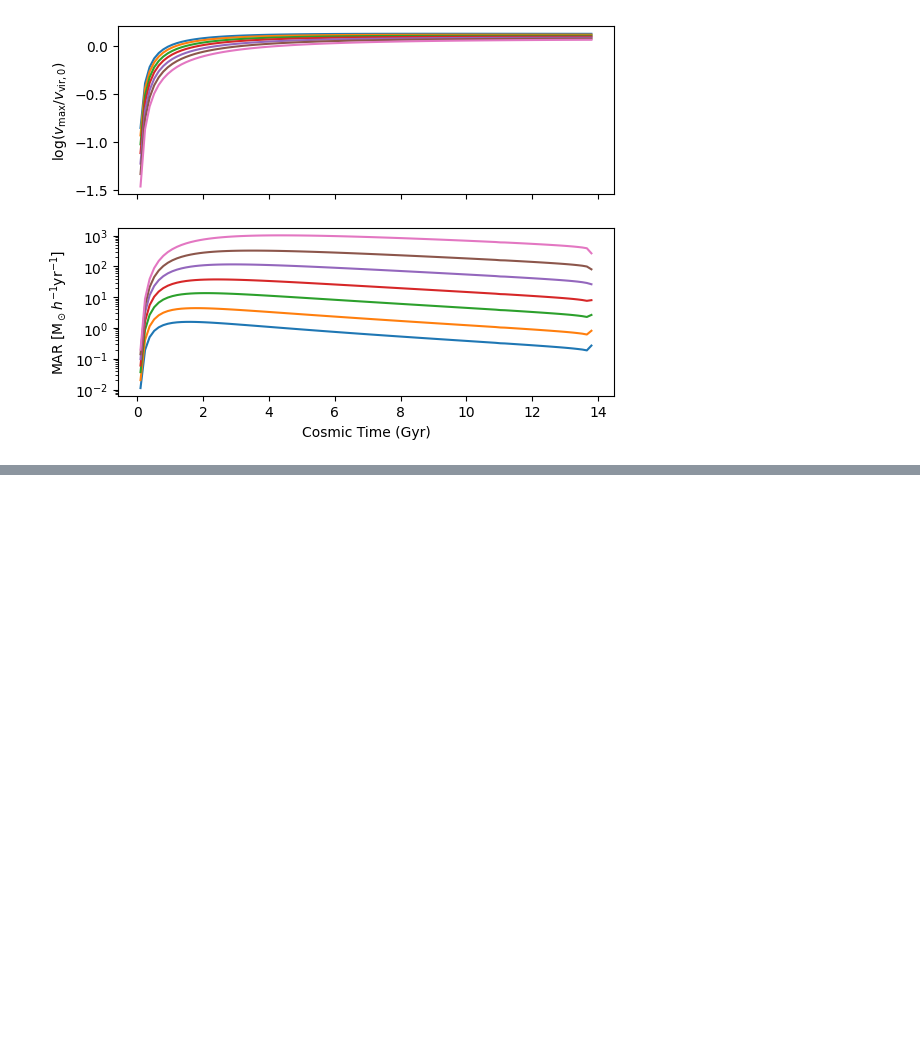
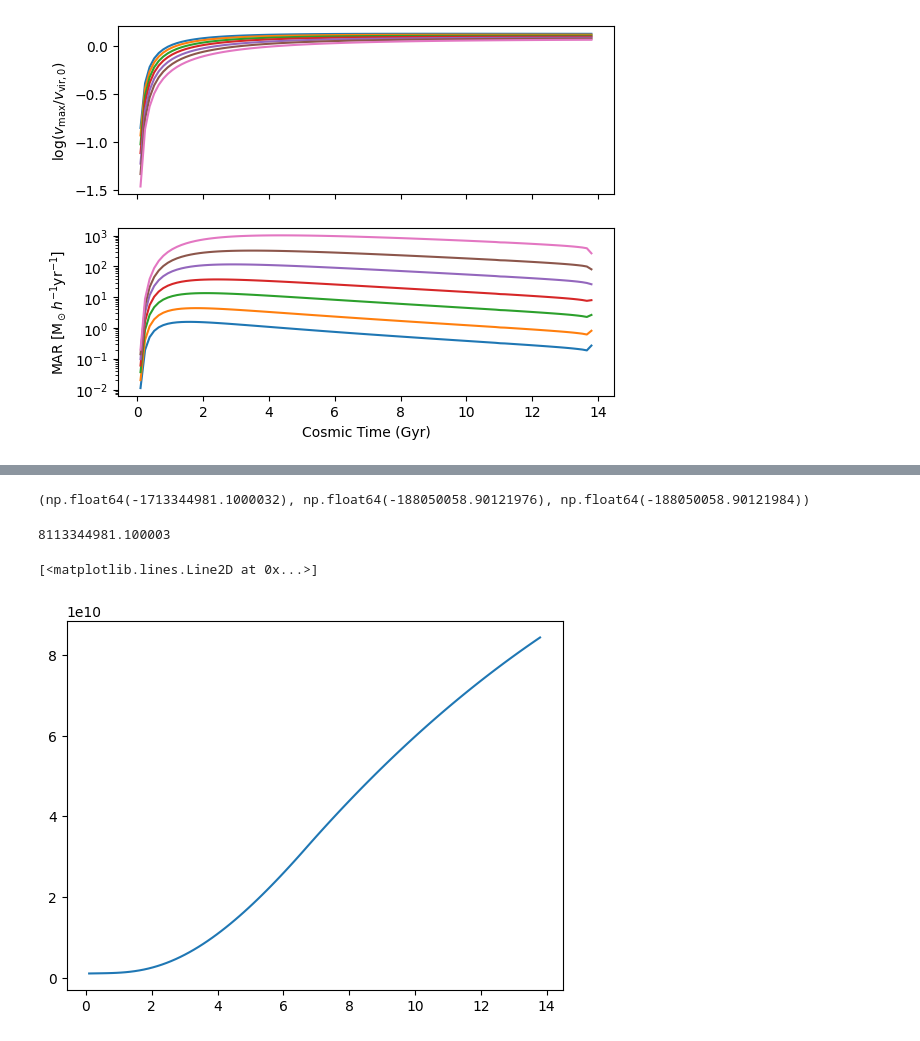
Before and after one commit to lorlo9999/FEG_NA2, a Jupyter notebook: script.ipynb, the cells around one changed output, grey strips where cells are left out. Drawn from its saved outputs; the diff is of its cells as text; code cells hidden in the pictures; blank space fills up the shorter version.

```diff
--- a/script.ipynb
+++ b/script.ipynb
@@ -132,3 +89,48 @@ M_dm  -1713344981.1000032
+# %%
+def get_initial_mass(M_vir, df, f_b=0.18, stellar_frac=0.09):
+    '''
+    Gets the initials masses at t_c = 0 for dm, gas and stars
+
+    INPUT
+    -----
+    M_vir : (float)
+    df    : (pd.DataFrame)
+    dm_ratio, stellar_ratio : (float)
+
+    OUTPUT
+    -----
+    M_dm, M_g, M_star : (float)
+    '''
+
+    dm_frac = 1.0 - f_b
+    dm_frac = 1    # Assuming M_dm = M_vir for z = 0 offers good results (something is wrong)
+
+    # Extract the data
+    t_c   = df['t_c']
+    dM_dm = df['MAR']
+    M0_dm = dm_frac * 10**M_vir              # Dark matter mass at z=0
+
+    area = 0                                 # This will be our integral
+    # print(f"At z=0: M_dm = {M0_dm:.3f}")
+
+    for i in range(len(t_c) - 1):
+        area += (t_c[i+1] - t_c[i]) * 1e9 * dM_dm[i]   # delta t [Gyr] * 1e9 * delta M [solar masses/yr]
+    # print(f'Area: {area:.3}')
+
+    M_dm = M0_dm + area                      # Dark matter mass t_c=0. Area is negative since we are going backwards in time
+    # print(f"At t=0: M_dm = {M_dm:.3}")
+
+    # Calculating stellar mass and gas mass from ratio to dm
+    dm_frac   = 1.0 - f_b
+    gas_ratio = 1 - dm_frac - stellar_frac
+    M_star    = M_dm * stellar_frac/dm_frac  # Stellar mass
+    M_g       = M_dm * gas_ratio/dm_frac     # Gas mass t=0
+
+    return M_dm, M_g, M_star
+
+print(get_initial_mass(10,data[10]))
+# %% [output]
+(np.float64(-1713344981.1000032), np.float64(-188050058.90121976), np.float64(-188050058.90121984))
 # %%
 def gamma(M_dm):
     M_crit = 6e11 # Critical Mass [Solar Masses]
@@ -162,7 +164,6 @@ def mass_evolution(M_vir, df, f_b=0.18, stellar_frac=0.09, n_steps=100):
     '''
 
     R = 0.4
-    h = 0.7 # dim.-less Hubble
     A = 2e-10
 
     # Initialize
@@ -171,25 +172,38 @@ def mass_evolution(M_vir, df, f_b=0.18, stellar_frac=0.09, n_steps=100):
 
     dM_dm = np.interp(t_cosmic,df['t_c'][::-1],df['MAR'][::-1]) # Not sure if this h is correct ???
 
-    dM_dm = dM_dm * h # Not sure if this h is correct ???
-
     M_dm, M_g, M_star, SFR, dM_g = np.zeros((5,n_steps))
 
     # Initial Values at t=t_0
 
     M_dm[0], M_g[0], M_star[0] = get_initial_mass(M_vir, df, f_b, stellar_frac)
     SFR[0] = A * M_g[0]
-    dM_g[0] = gamma(0) * f_b * dM_dm[0] - (1-R) * SFR[0] # Assuming here that gas outflow = 0
+    dM_g[0] = gamma(M_dm[0]) * f_b * dM_dm[0] - (1-R) * SFR[0] # Assuming here that gas outflow = 0
 
     for i in range(n_steps-1):
 
-        M_dm[i+1] = M_dm[0] + dM_dm[0] * dt
+        M_dm[i+1] = M_dm[i] + dM_dm[i] * dt
         M_star[i+1] = M_star[i] + (1-R) * SFR[i] * dt
-        M_g[i+1] = M_g[i] - dM_g[i] * dt
+        M_g[i+1] = M_g[i] + dM_g[i] * dt
 
         SFR[i+1] = A * M_g[i+1]
         dM_g[i+1] = gamma(M_dm[i+1]) * f_b * dM_dm[i+1] - (1 - R)*SFR[i+1]
 
     # return t_cosmic, M_dm, M_g, M_star, SFR
-    return t_cosmic, M_dm, M_g, M_star, SFR, dM_dm
+    return t_cosmic, M_dm, M_g, M_star, SFR
+
+
+# dm, gas, stellar = get_initial_mass(10.0,data[10])
+# print(0.82 * 10**10 - dm)
+# print(gas, stellar)
+# %% [output]
+8113344981.100003
+# %%
+# Just a little test
+t, M_dm, M_g, M_star, SFR = mass_evolution(12.0,data[12.0])
+
+plt.plot(t,M_star)
+# %% [output]
+[<matplotlib.lines.Line2D at 0x...>]
+[figure, added]
 # %%
```
Also changed, not shown: parts of 10 cells of this notebook.
